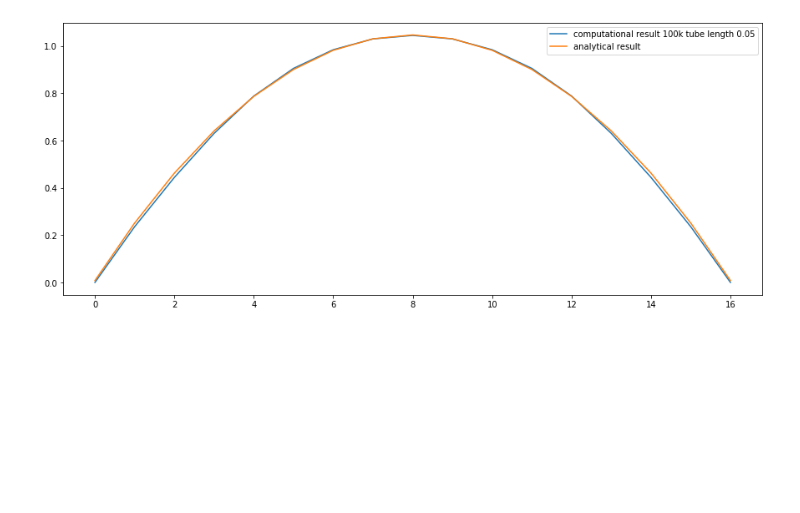
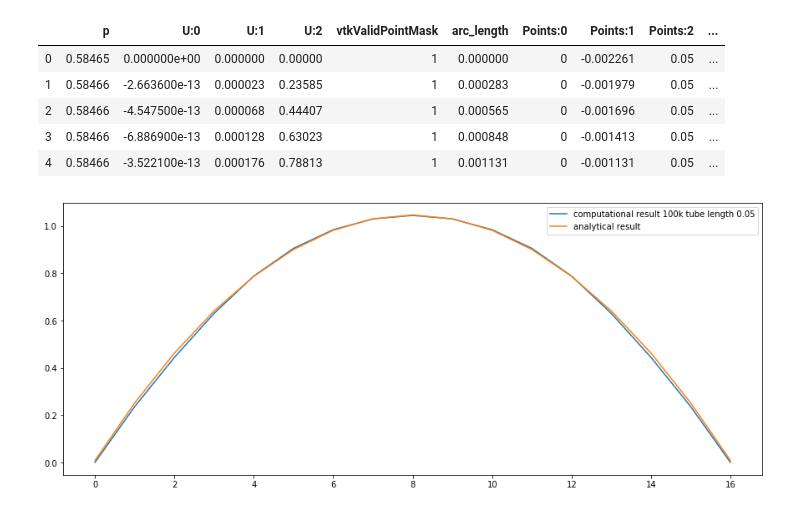
Before and after one commit to barbagroup/FDA-collaboration, a Jupyter notebook: verification/sampling/sampling_analysis.ipynb, the cells around one changed output. Cells and saved outputs as stored; diff of their text form; code cells hidden in the pictures; blank space fills up the shorter version.

```diff
--- a/verification/sampling/sampling_analysis.ipynb
+++ b/verification/sampling/sampling_analysis.ipynb
@@ -3,6 +3,21 @@ import pandas as pd
 import numpy as np
 import matplotlib.pyplot as plt
 %matplotlib inline
+# %%
+def get_velocity_of(path):
+    data = pd.read_csv(path)
+    data.dropna()
+
+    data['U'] = np.sqrt(data['U_1']**2 + data['U_2']**2 + data['U_0']**2) # velocity magnitude
+    return data
+
+def get_velocity_pv(path):
+    #return velocity for data which got from paraView
+    data = pd.read_csv(path)
+    data.dropna()
+
+    data['U'] = np.sqrt(data['U:1']**2 + data_72k['U:2']**2 + data_72k['U:0']**2) # velocity magnitude
+    return data
 # %%
 data_72k = pd.read_csv('channel_72k_cells_17points_05time_05location.csv')
 data_72k.dropna()
@@ -11,3 +34,13 @@ data_72k['U'] = np.sqrt(data_72k['U:1']**2 + data_72k['U:2']**2 + data_72k['U:0'
+# %%
+res = get_velocity_pv('channel_72k_cells_17points_05time_05location.csv')
+res.head()
+# %% [output]
+|  | p | U:0 | U:1 | U:2 | vtkValidPointMask | arc_length | Points:0 | Points:1 | Points:2 | ... |
+| 0 | 0.58465 | 0.000000e+00 | 0.000000 | 0.00000 | 1 | 0.000000 | 0 | -0.002261 | 0.05 | ... |
+| 1 | 0.58466 | -2.663600e-13 | 0.000023 | 0.23585 | 1 | 0.000283 | 0 | -0.001979 | 0.05 | ... |
+| 2 | 0.58466 | -4.547500e-13 | 0.000068 | 0.44407 | 1 | 0.000565 | 0 | -0.001696 | 0.05 | ... |
+| 3 | 0.58466 | -6.886900e-13 | 0.000128 | 0.63023 | 1 | 0.000848 | 0 | -0.001413 | 0.05 | ... |
+| 4 | 0.58466 | -3.522100e-13 | 0.000176 | 0.78813 | 1 | 0.001131 | 0 | -0.001131 | 0.05 | ... |
 # %%
 #radius
 pressureGrad = 12.02186397801387
```
Also changed, not shown: parts of 26 cells of this notebook, 39 other files.
